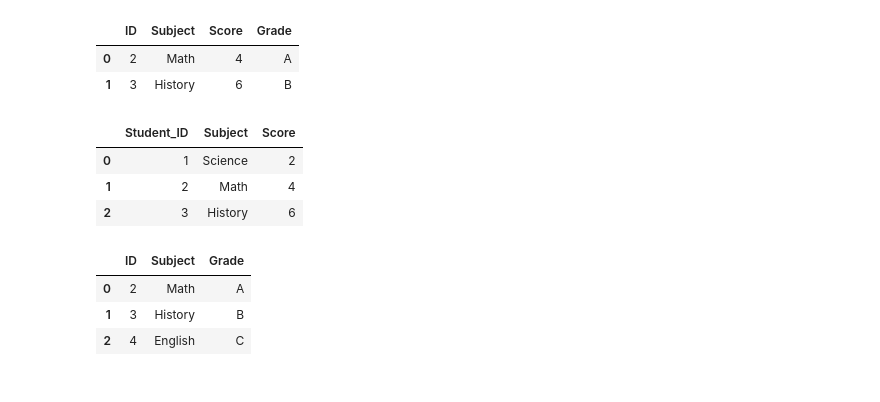
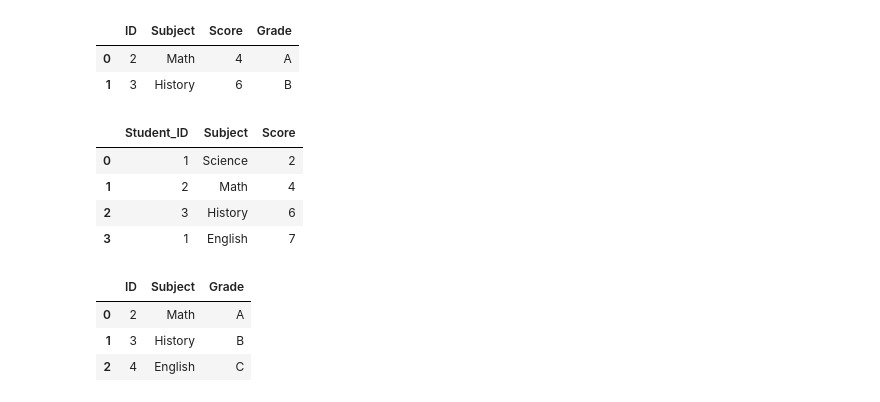
Before and after one commit to mohitsingh109/Learning-Python-March, a Jupyter notebook: Pandas.ipynb, the cells around one changed output. Cells and saved outputs as stored; diff of their text form; code cells hidden in the pictures.

```diff
--- a/Pandas.ipynb
+++ b/Pandas.ipynb
@@ -794,16 +794,17 @@ result
 # %%
 # Merge with different column names
 df1 = pd.DataFrame({
-    'Student_ID': [1, 2, 3],
-    'Subject': ['Science', 'Math', 'History'],
-    'Score': [2, 4, 6]
+    'Student_ID': [1, 2, 3, 1],
+    'Subject': ['Science', 'Math', 'History', 'English'],
+    'Score': [2, 4, 6, 7]
 })
 df1
 # %% [output]
 |  | Student_ID | Subject | Score |
 | 0 | 1 | Science | 2 |
 | 1 | 2 | Math | 4 |
 | 2 | 3 | History | 6 |
+| 3 | 1 | English | 7 |
 # %%
 df2 = pd.DataFrame({
     'ID': [2, 3, 4],
```
Also changed, not shown: parts of 26 cells of this notebook, 3 other files.
